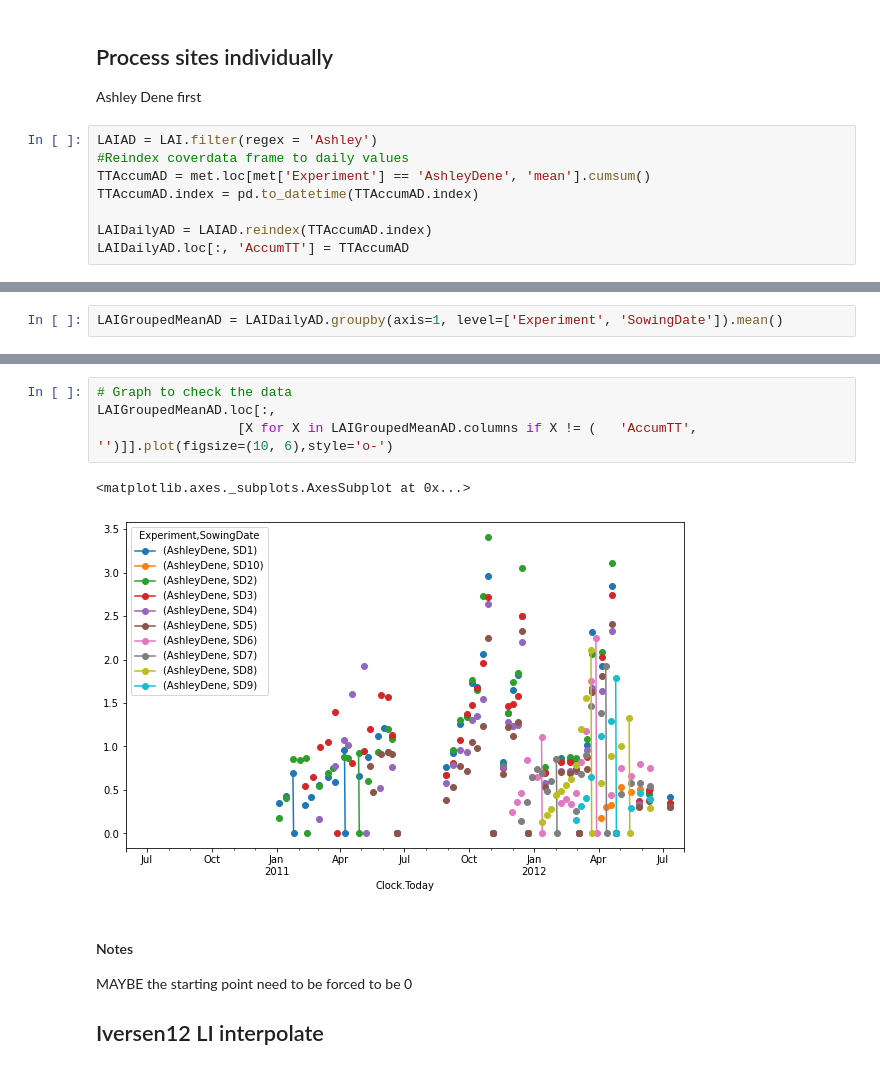
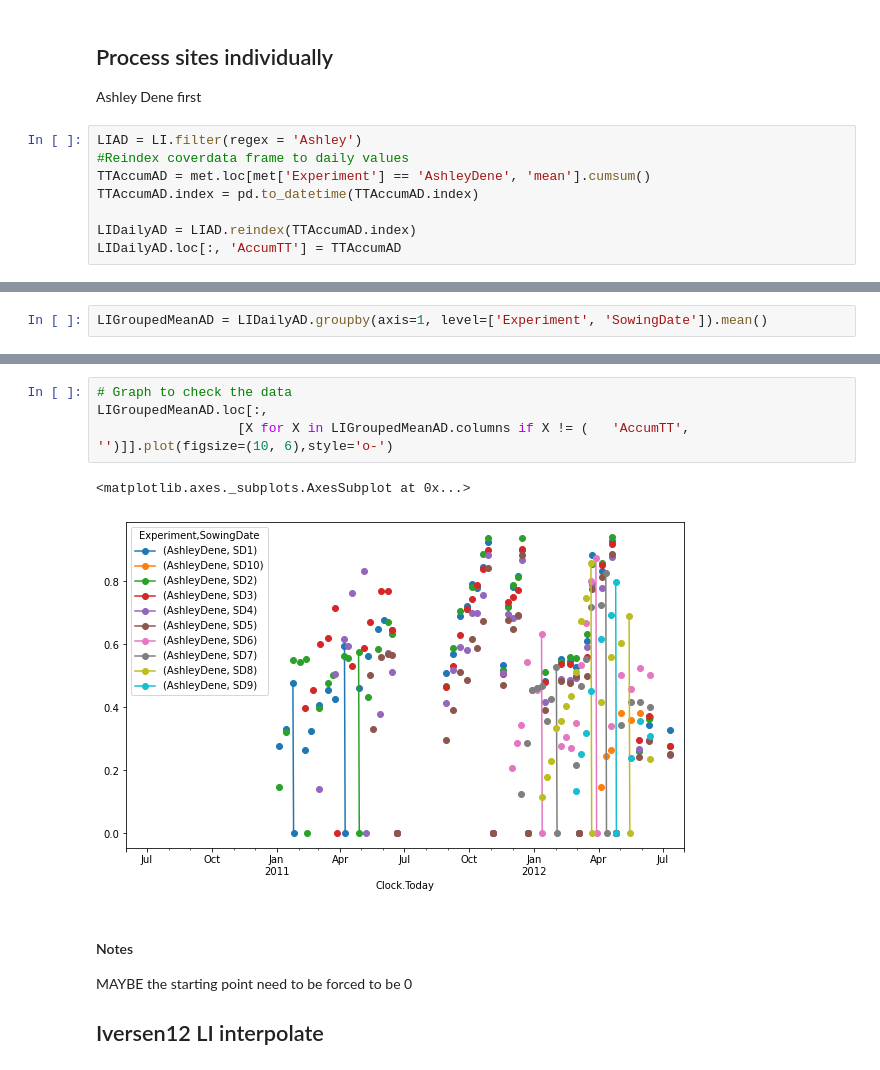
Before and after one commit to frank0434/Master, a Jupyter notebook: 02scripts/notebooks/SetUpLAIForSlurp.ipynb, the cells around one changed output, grey strips where cells are left out. Saved outputs shown, nothing was run; the diff lists cells and outputs as text.

```diff
--- a/02scripts/notebooks/SetUpLAIForSlurp.ipynb
+++ b/02scripts/notebooks/SetUpLAIForSlurp.ipynb
@@ -162,10 +228,10 @@ But the thermal data is in a long form which includs two sites
 
 Ashley Dene first
 # %%
-LAIAD = LAI.filter(regex = 'Ashley')
+LIAD = LI.filter(regex = 'Ashley')
 #Reindex coverdata frame to daily values
 TTAccumAD = met.loc[met['Experiment'] == 'AshleyDene', 'mean'].cumsum()
 TTAccumAD.index = pd.to_datetime(TTAccumAD.index)
 
-LAIDailyAD = LAIAD.reindex(TTAccumAD.index)
-LAIDailyAD.loc[:, 'AccumTT'] = TTAccumAD
+LIDailyAD = LIAD.reindex(TTAccumAD.index)
+LIDailyAD.loc[:, 'AccumTT'] = TTAccumAD
@@ -190,2 +284,2 @@ LAIDailyAD
 # %%
-LAIGroupedMeanAD = LAIDailyAD.groupby(axis=1, level=['Experiment', 'SowingDate']).mean()
+LIGroupedMeanAD = LIDailyAD.groupby(axis=1, level=['Experiment', 'SowingDate']).mean()
@@ -192,10 +301,10 @@ LAIGroupedMeanAD = LAIDailyAD.groupby(axis=1, level=['Experiment', 'SowingDate']
 # %%
 # Graph to check the data
-LAIGroupedMeanAD.loc[:,
-                  [X for X in LAIGroupedMeanAD.columns if X != (   'AccumTT',     '')]].plot(figsize=(10, 6),style='o-')
+LIGroupedMeanAD.loc[:,
+                  [X for X in LIGroupedMeanAD.columns if X != (   'AccumTT',     '')]].plot(figsize=(10, 6),style='o-')
 # %% [output]
 <matplotlib.axes._subplots.AxesSubplot at 0x...>
-[figure, old version]
+[figure, new version]
 # %% [markdown]
 #### Notes
 
```
Also changed, not shown: parts of 76 cells of this notebook, 48 other files.
